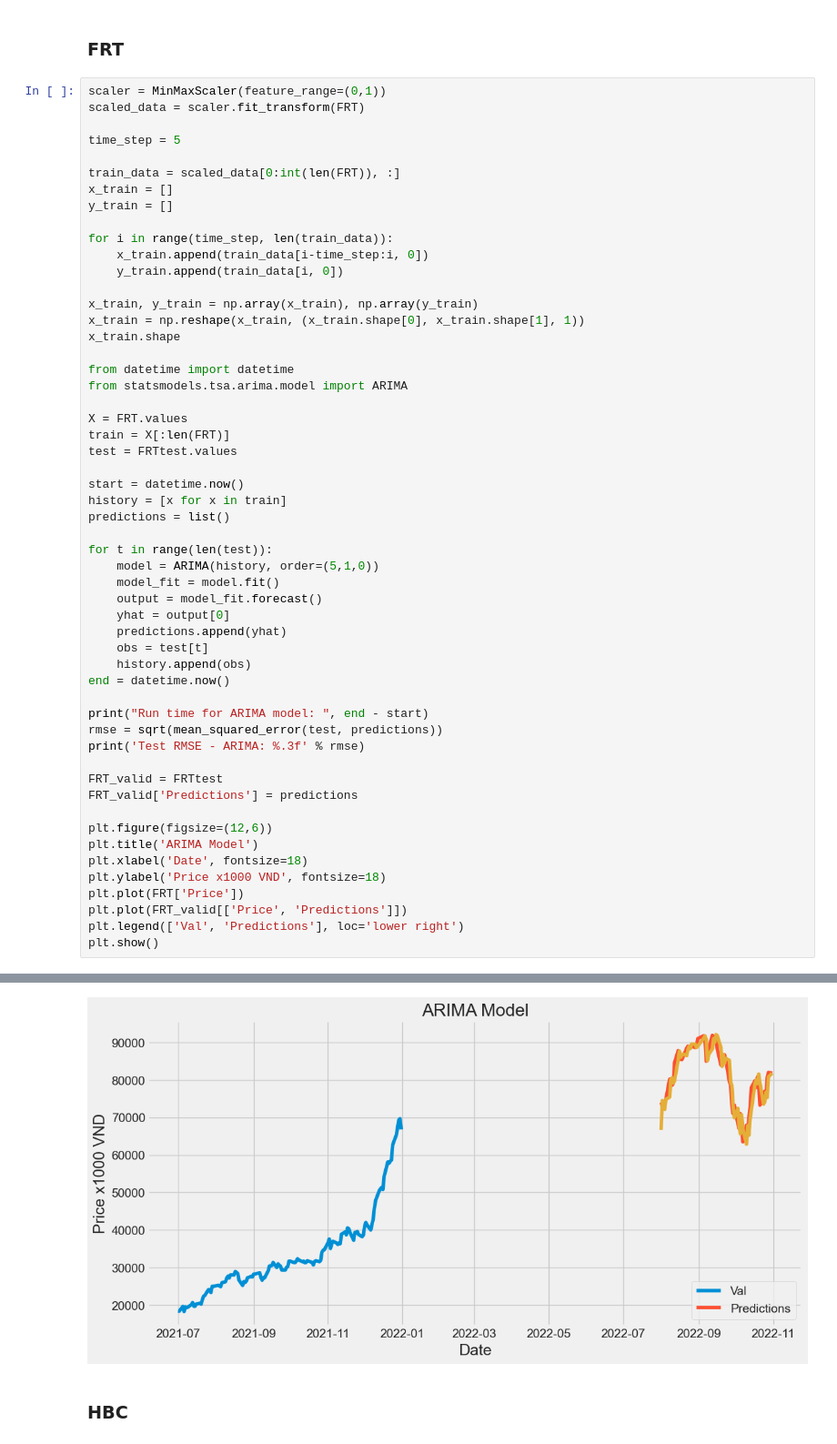
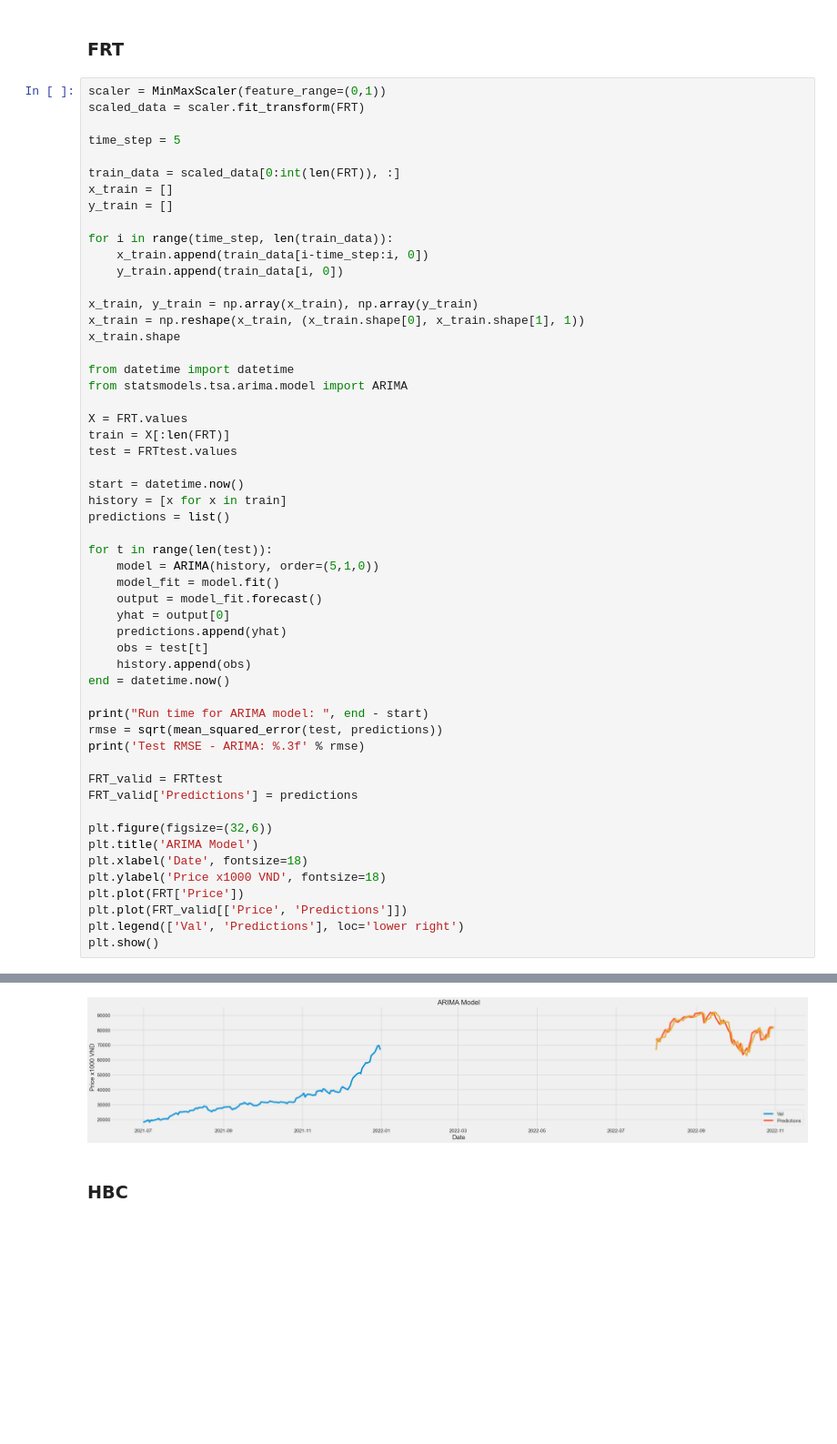
Before and after one commit to grassnhi/MachineLearning, a Jupyter notebook: STOCK_Prediction/ARIMA.ipynb, the cells around one changed output, grey strips where cells are left out. Shown at 91% size. Saved outputs shown, nothing was run; the diff lists cells and outputs as text; blank space fills up the shorter version.

```diff
--- a/STOCK_Prediction/ARIMA.ipynb
+++ b/STOCK_Prediction/ARIMA.ipynb
@@ -361,7 +361,7 @@ print('Test RMSE - ARIMA: %.3f' % rmse)
 FRT_valid = FRTtest
 FRT_valid['Predictions'] = predictions
 
-plt.figure(figsize=(12,6))
+plt.figure(figsize=(32,6))
 plt.title('ARIMA Model')
 plt.xlabel('Date', fontsize=18)
 plt.ylabel('Price x1000 VND', fontsize=18)
@@ -374,5 +374,5 @@ Run time for ARIMA model:  0:00:04.541749
 Test RMSE - ARIMA: 3020.580
-[figure, old version]
+[figure, new version]
 # %% [markdown]
 ### HBC
 # %%
```
Also changed, not shown: parts of 12 cells of this notebook.
